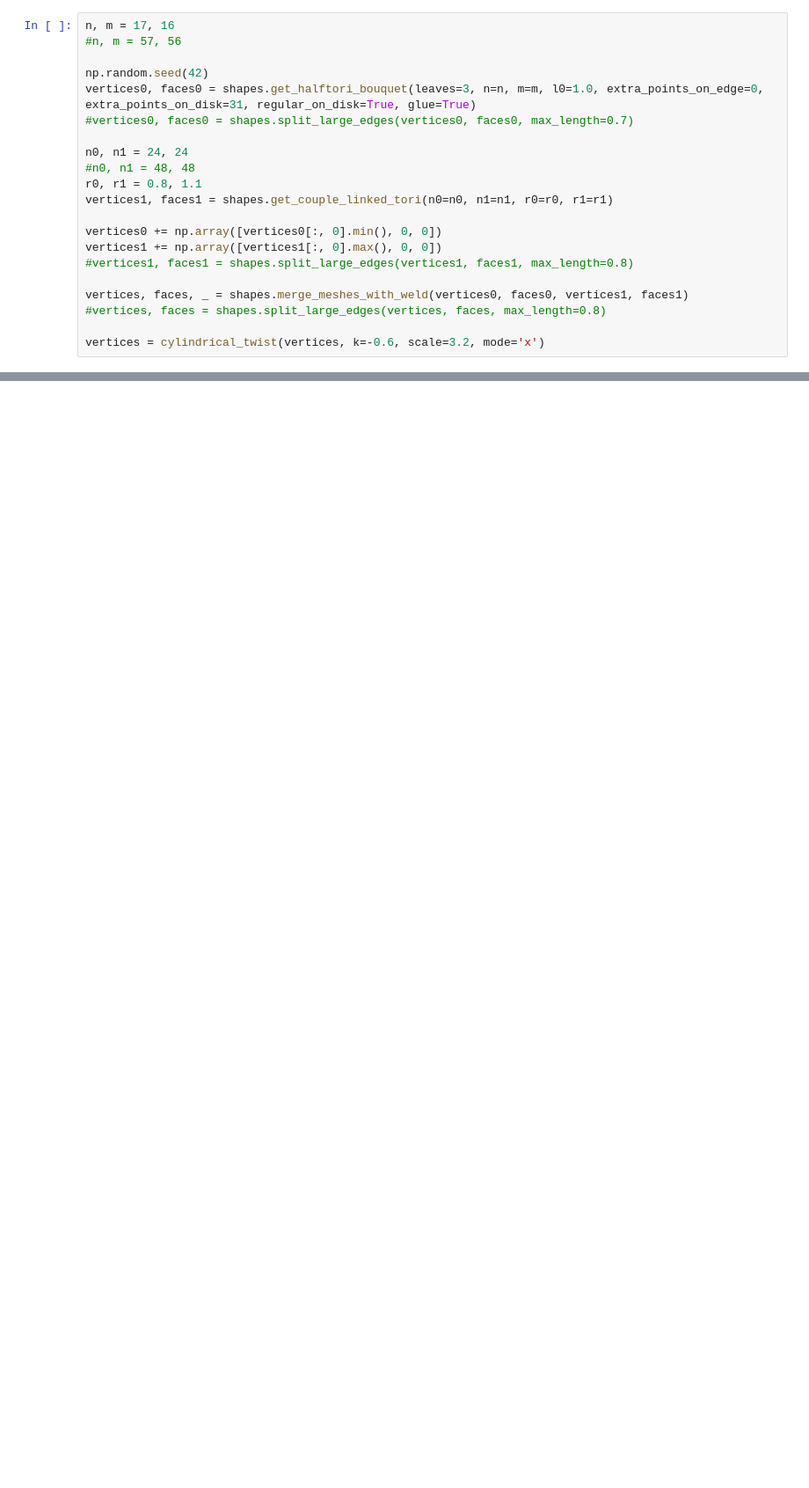
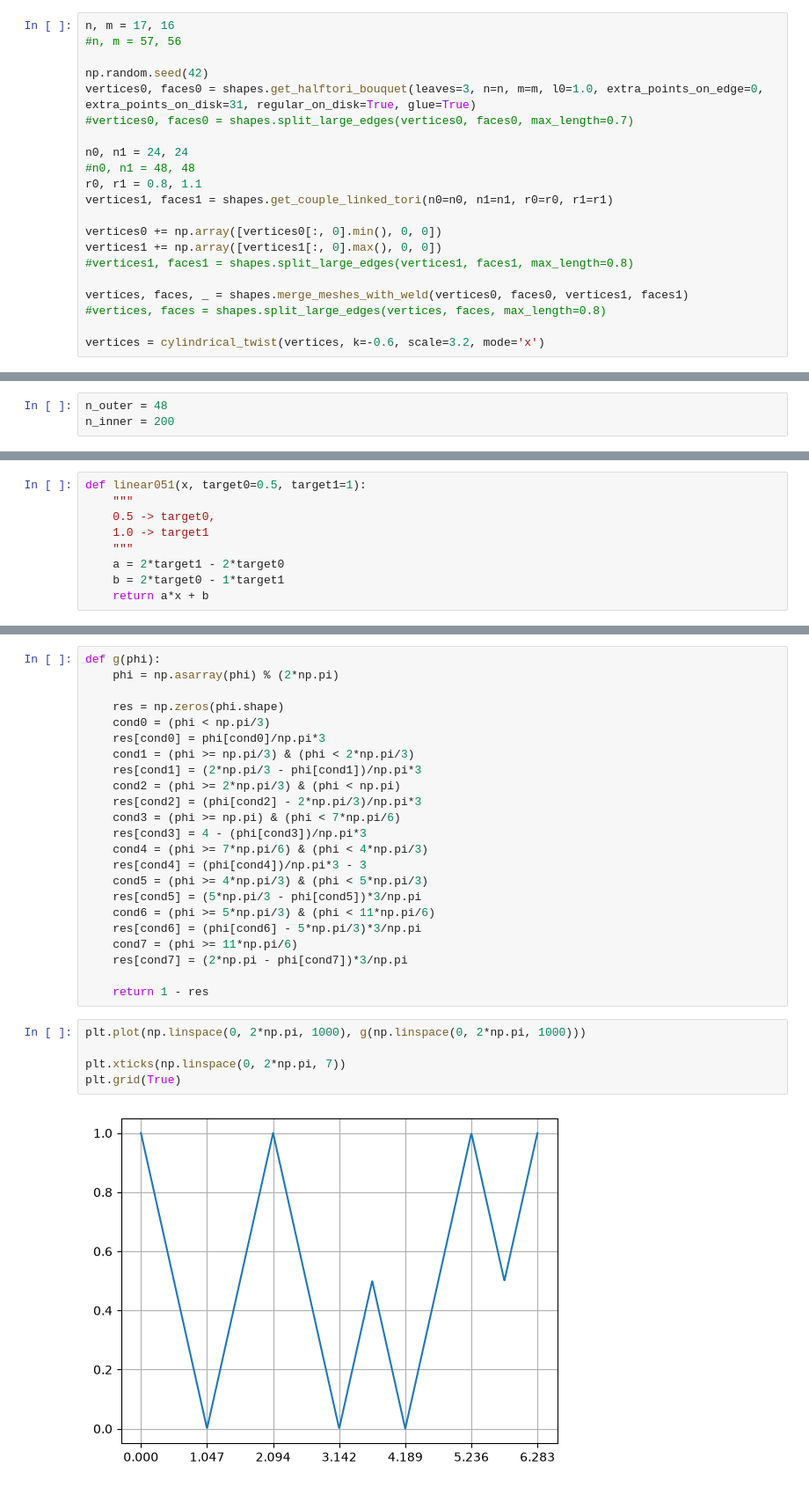
Before and after one commit to zimfv/quadrangulation, a Jupyter notebook: mesh.ipynb, the cells around one changed output, grey strips where cells are left out. Shown at 88% size. Saved outputs shown, nothing was run; the diff lists cells and outputs as text; blank space fills up the shorter version.

```diff
--- a/mesh.ipynb
+++ b/mesh.ipynb
@@ -135,0 +157,3 @@ Widget(value='<iframe src="http://localhost:33627/index.html?ui=P_0x7e03eeff7c20
+# %%
+n_outer = 48
+n_inner = 200
@@ -135,0 +187,9 @@ Widget(value='<iframe src="http://localhost:33627/index.html?ui=P_0x7e03eeff7c20
+# %%
+def linear051(x, target0=0.5, target1=1):
+    """
+    0.5 -> target0,
+    1.0 -> target1
+    """
+    a = 2*target1 - 2*target0
+    b = 2*target0 - 1*target1
+    return a*x + b
@@ -135,0 +257,30 @@ Widget(value='<iframe src="http://localhost:33627/index.html?ui=P_0x7e03eeff7c20
+# %%
+def g(phi):
+    phi = np.asarray(phi) % (2*np.pi)
+
+    res = np.zeros(phi.shape)
+    cond0 = (phi < np.pi/3)
+    res[cond0] = phi[cond0]/np.pi*3
+    cond1 = (phi >= np.pi/3) & (phi < 2*np.pi/3)
+    res[cond1] = (2*np.pi/3 - phi[cond1])/np.pi*3
+    cond2 = (phi >= 2*np.pi/3) & (phi < np.pi)
+    res[cond2] = (phi[cond2] - 2*np.pi/3)/np.pi*3
+    cond3 = (phi >= np.pi) & (phi < 7*np.pi/6)
+    res[cond3] = 4 - (phi[cond3])/np.pi*3
+    cond4 = (phi >= 7*np.pi/6) & (phi < 4*np.pi/3)
+    res[cond4] = (phi[cond4])/np.pi*3 - 3
+    cond5 = (phi >= 4*np.pi/3) & (phi < 5*np.pi/3)
+    res[cond5] = (5*np.pi/3 - phi[cond5])*3/np.pi
+    cond6 = (phi >= 5*np.pi/3) & (phi < 11*np.pi/6)
+    res[cond6] = (phi[cond6] - 5*np.pi/3)*3/np.pi
+    cond7 = (phi >= 11*np.pi/6)
+    res[cond7] = (2*np.pi - phi[cond7])*3/np.pi
+
+    return 1 - res
+# %%
+plt.plot(np.linspace(0, 2*np.pi, 1000), g(np.linspace(0, 2*np.pi, 1000)))
+
+plt.xticks(np.linspace(0, 2*np.pi, 7))
+plt.grid(True)
+# %% [output]
+[figure, added]
```
Also changed, not shown: parts of 19 cells of this notebook, 12 other files.
